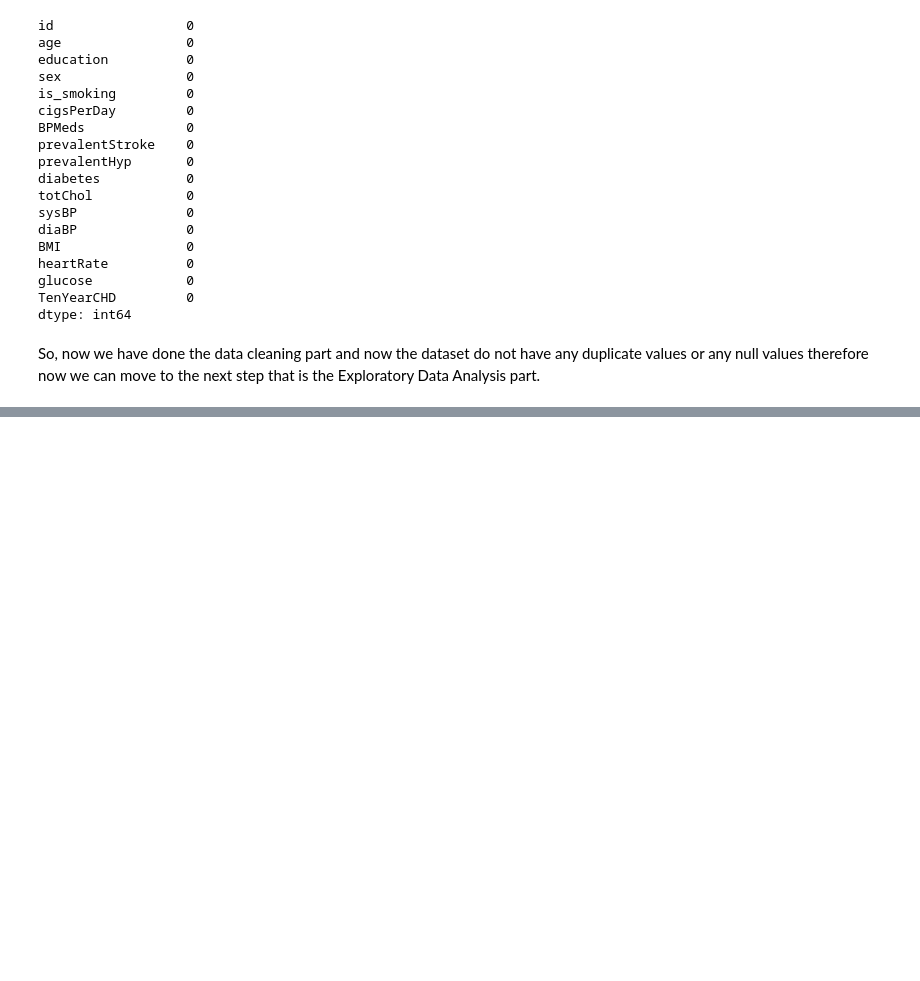
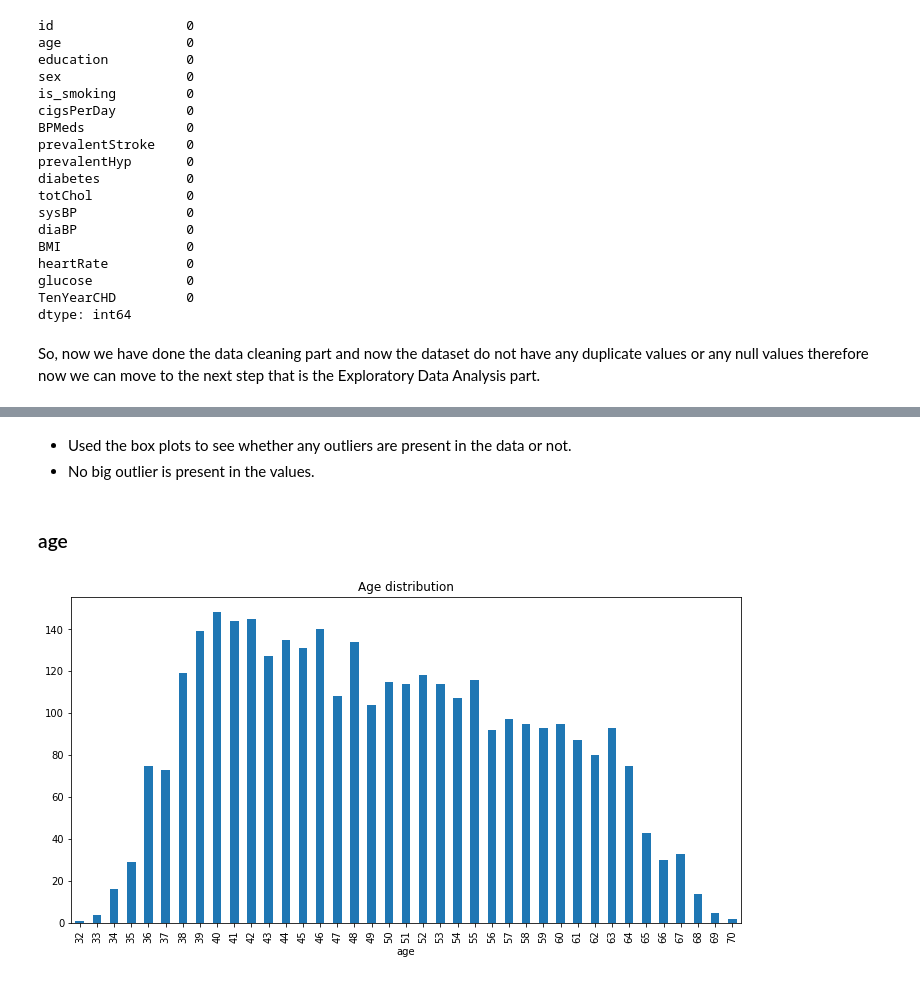
Before and after one commit to jatinsharma16/Capstone-Project-Classification, a Jupyter notebook: cardiovascular_risk_prediction.ipynb, the cells around one changed output, grey strips where cells are left out. Saved outputs shown, nothing was run; the diff lists cells and outputs as text; code cells hidden in the pictures; blank space fills up the shorter version.

```diff
--- a/cardiovascular_risk_prediction.ipynb
+++ b/cardiovascular_risk_prediction.ipynb
@@ -377,0 +405,12 @@ So, now we have done the data cleaning part and now the dataset do not have any
+# %% [markdown]
+- Used the box plots to see whether any outliers are present in the data or not.
+- No big outlier is present in the values.
+# %% [markdown]
+### age
+# %%
+plt.rcParams['figure.figsize'] = (12,6)
+df.groupby('age')['id'].count().plot(kind = 'bar')
+plt.title('Age distribution')
+plt.show()
+# %% [output]
+[figure, added]
```
Also changed, not shown: parts of 74 cells of this notebook.
